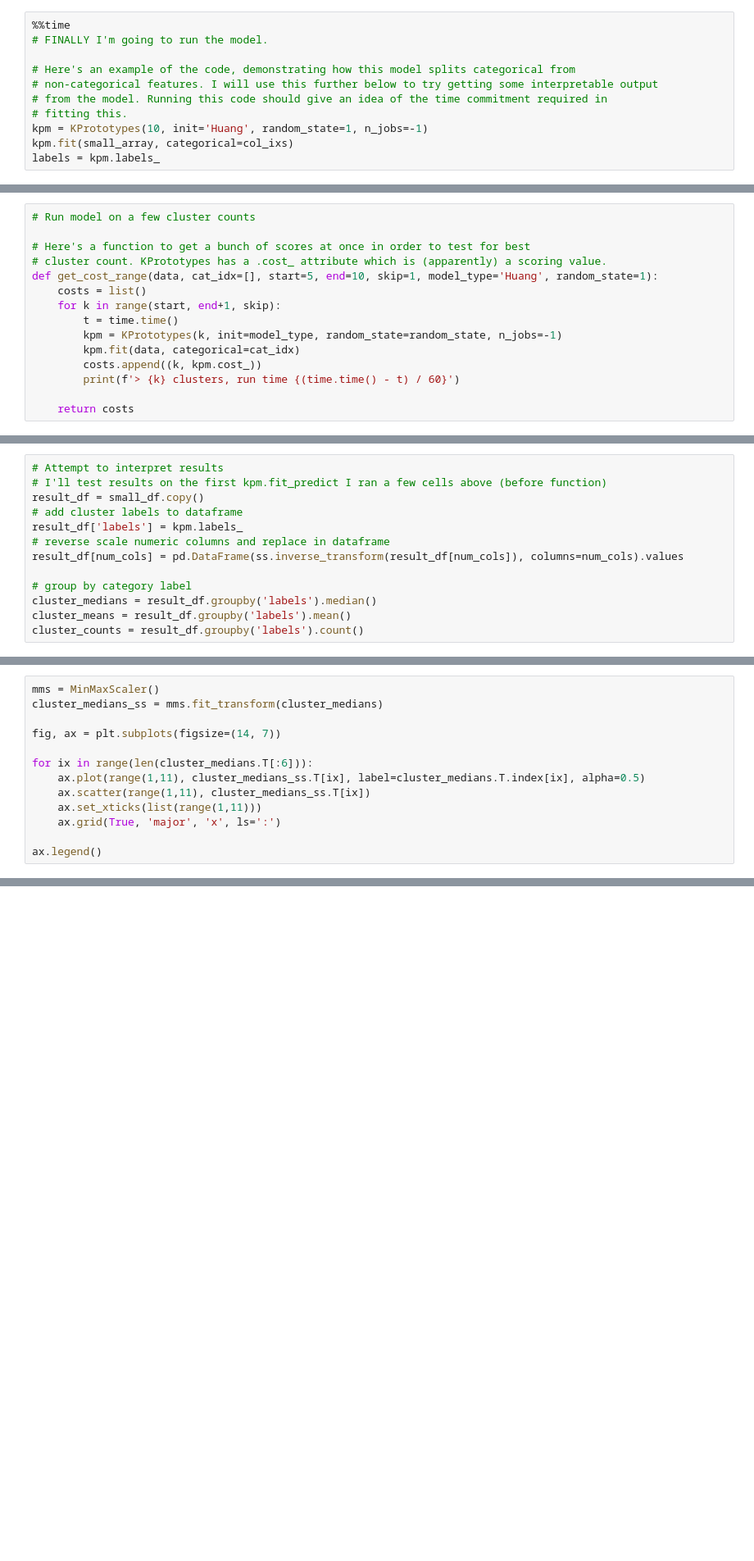
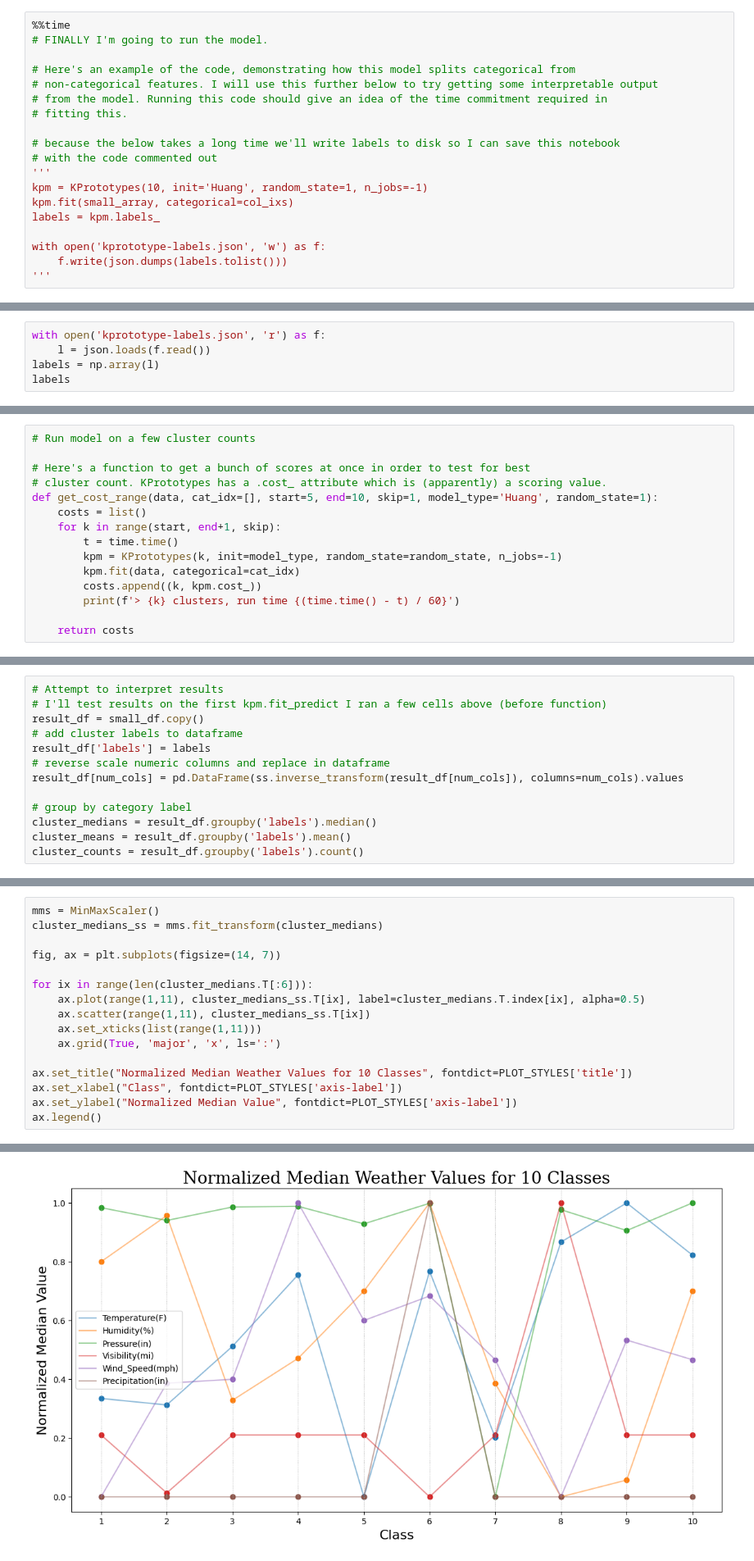
Before and after one commit to wabeg/traffic-severity-prediction, a Jupyter notebook: code/Clustering-and-PCA.ipynb, the cells around one changed output, grey strips where cells are left out. Shown at 82% size. Saved outputs shown, nothing was run; the diff lists cells and outputs as text; blank space fills up the shorter version.

Commit message:
removed unneeded noteboooks and updated clustering plus images

```diff
--- a/code/Clustering-and-PCA.ipynb
+++ b/code/Clustering-and-PCA.ipynb
@@ -661,6 +661,14 @@ array([[0.6020225003316857, -0.8051847775517763, 0.40835192476452414,
 # non-categorical features. I will use this further below to try getting some interpretable output
 # from the model. Running this code should give an idea of the time commitment required in
 # fitting this.
+
+# because the below takes a long time we'll write labels to disk so I can save this notebook
+# with the code commented out
+'''
 kpm = KPrototypes(10, init='Huang', random_state=1, n_jobs=-1)
 kpm.fit(small_array, categorical=col_ixs)
 labels = kpm.labels_
+
+with open('kprototype-labels.json', 'w') as f:
+    f.write(json.dumps(labels.tolist()))
+'''
@@ -666,0 +679,5 @@ labels = kpm.labels_
+# %%
+with open('kprototype-labels.json', 'r') as f:
+    l = json.loads(f.read())
+labels = np.array(l)
+labels
@@ -737,7 +762,7 @@ plt.savefig(IMGDIR + 'clustering-kprototypes_elbow_plot.png')
 # I'll test results on the first kpm.fit_predict I ran a few cells above (before function)
 result_df = small_df.copy()
 # add cluster labels to dataframe
-result_df['labels'] = kpm.labels_
+result_df['labels'] = labels
 # reverse scale numeric columns and replace in dataframe
 result_df[num_cols] = pd.DataFrame(ss.inverse_transform(result_df[num_cols]), columns=num_cols).values
 
@@ -773,4 +812,8 @@ for ix in range(len(cluster_medians.T[:6])):
     ax.set_xticks(list(range(1,11)))
     ax.grid(True, 'major', 'x', ls=':')
 
+ax.set_title("Normalized Median Weather Values for 10 Classes", fontdict=PLOT_STYLES['title'])
+ax.set_xlabel("Class", fontdict=PLOT_STYLES['axis-label'])
+ax.set_ylabel("Normalized Median Value", fontdict=PLOT_STYLES['axis-label'])
 ax.legend()
+# %% [output]
@@ -777,3 +821,4 @@ ax.legend()
+[figure, added]
 # %% [markdown]
 #### Conclusion
 
```
Also changed, not shown: parts of 7 cells of this notebook, 6 other files.
